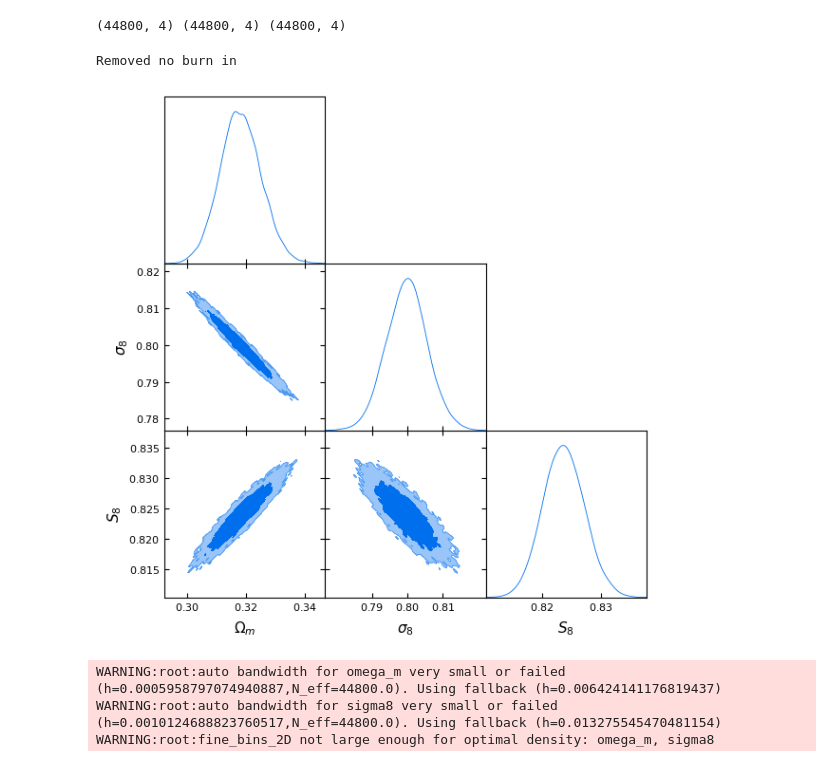
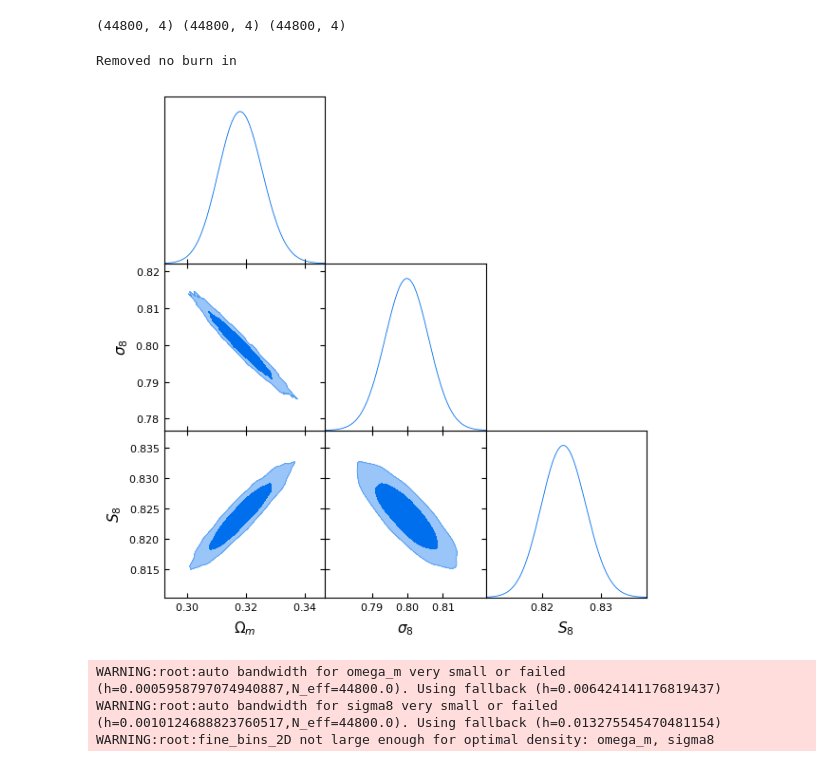
Before and after one commit to xtang126/cluster-catalog, a Jupyter notebook: notebooks/fitting_results.ipynb, the cells around one changed output. Drawn from its saved outputs; the diff is of its cells as text; code cells hidden in the pictures.

```diff
--- a/notebooks/fitting_results.ipynb
+++ b/notebooks/fitting_results.ipynb
@@ -96,27 +96,29 @@ print(df1.shape, df2.shape, df3.shape)
 # %%
 from getdist import MCSamples, plots
 
 # --- Step 1: Compute S8 ---
 df1["S8"] = df1["sigma8"] * (df1["omega_m"] / 0.3)**0.5
 
 # --- Step 2: Prepare samples array ---
 samples = df1[["omega_m", "sigma8", "S8"]].values
 
 # --- Step 3: Parameter names and LaTeX labels ---
 names = ['omega_m', 'sigma8', 'S8']
 labels = [r'\Omega_m', r'\sigma_8', r'S_8']
 
 # --- Step 4: Create MCSamples object ---
 mc_samples = MCSamples(samples=samples, names=names, labels=labels)
-
+# Smooth more → smoother contours
+mc_samples.smooth_scale_1D = 0.9
+mc_samples.smooth_scale_2D = 2.5   # increase this if still too jagged (try 2.0, 2.5)
 # --- Step 5: Triangle plot ---
 g = plots.getSubplotPlotter()
 #g.settings.fine_bins_2D = 100  # or 150, 200 if needed
 g.triangle_plot(mc_samples, filled=True)
 plt.show()
 # %% [output]
 Removed no burn in
-[figure, old version]
+[figure, new version]
 # %%
 from getdist import MCSamples, plots
 
```
Also changed, not shown: parts of 8 cells of this notebook, 10 other files.
